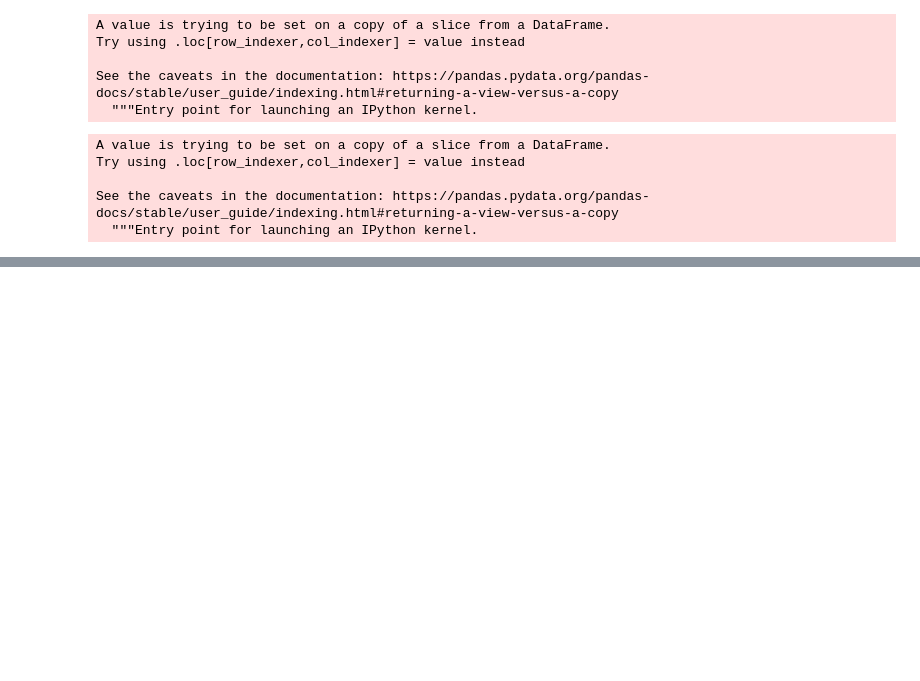
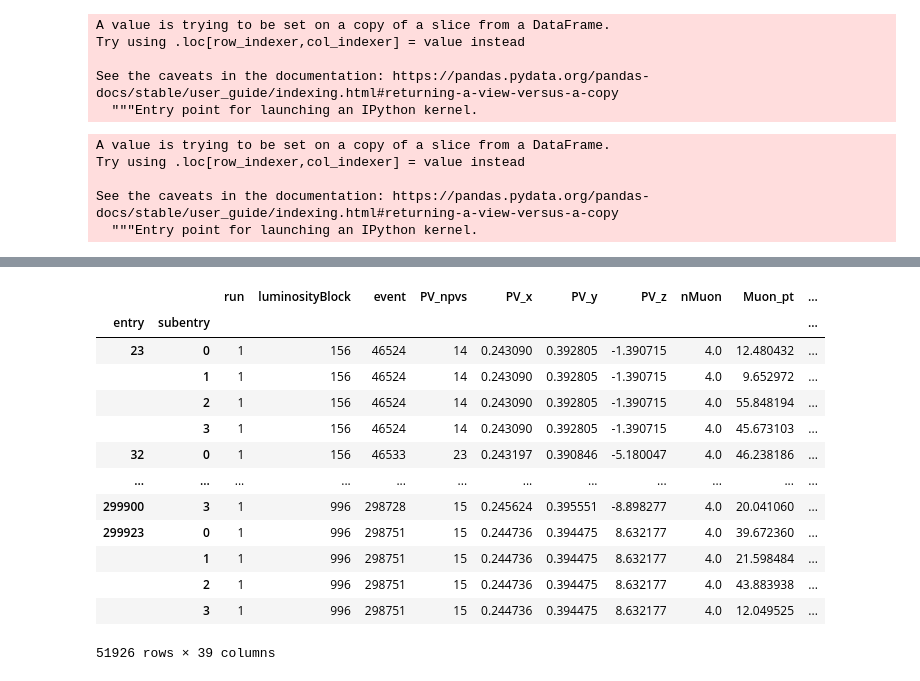
Before and after one commit to Luispabon88/Hackaton2022, a Jupyter notebook: Kung_fu_pandas.ipynb, the cells around one changed output, grey strips where cells are left out. Saved outputs shown, nothing was run; the diff lists cells and outputs as text; code cells hidden in the pictures; blank space fills up the shorter version.

```diff
--- a/Kung_fu_pandas.ipynb
+++ b/Kung_fu_pandas.ipynb
@@ -290,0 +328,18 @@ prueba
+# %%
+df_deltaR_4mu = df_deltaR_4mu.loc[df_deltaR_4mu['Delta_R'] > 0.02]
+df_deltaR_4mu
+# %% [output]
+|  |  | run | luminosityBlock | event | PV_npvs | PV_x | PV_y | PV_z | nMuon | Muon_pt | ... |
+| entry | subentry |  |  |  |  |  |  |  |  |  | ... |
+| 23 | 0 | 1 | 156 | 46524 | 14 | 0.243090 | 0.392805 | -1.390715 | 4.0 | 12.480432 | ... |
+|  | 1 | 1 | 156 | 46524 | 14 | 0.243090 | 0.392805 | -1.390715 | 4.0 | 9.652972 | ... |
+|  | 2 | 1 | 156 | 46524 | 14 | 0.243090 | 0.392805 | -1.390715 | 4.0 | 55.848194 | ... |
+|  | 3 | 1 | 156 | 46524 | 14 | 0.243090 | 0.392805 | -1.390715 | 4.0 | 45.673103 | ... |
+| 32 | 0 | 1 | 156 | 46533 | 23 | 0.243197 | 0.390846 | -5.180047 | 4.0 | 46.238186 | ... |
+| ... | ... | ... | ... | ... | ... | ... | ... | ... | ... | ... | ... |
+| 299900 | 3 | 1 | 996 | 298728 | 15 | 0.245624 | 0.395551 | -8.898277 | 4.0 | 20.041060 | ... |
+| 299923 | 0 | 1 | 996 | 298751 | 15 | 0.244736 | 0.394475 | 8.632177 | 4.0 | 39.672360 | ... |
+|  | 1 | 1 | 996 | 298751 | 15 | 0.244736 | 0.394475 | 8.632177 | 4.0 | 21.598484 | ... |
+|  | 2 | 1 | 996 | 298751 | 15 | 0.244736 | 0.394475 | 8.632177 | 4.0 | 43.883938 | ... |
+|  | 3 | 1 | 996 | 298751 | 15 | 0.244736 | 0.394475 | 8.632177 | 4.0 | 12.049525 | ... |
+51926 rows × 39 columns
```
Also changed, not shown: parts of 9 cells of this notebook.
